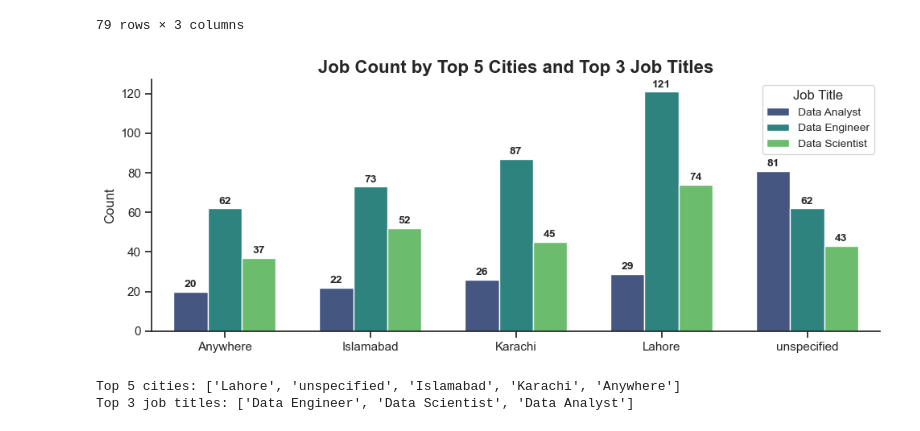
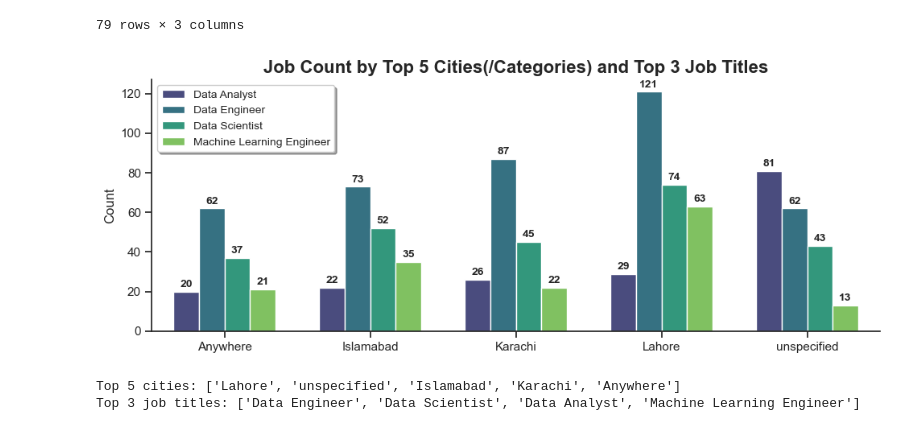
Before and after one commit to johnramal/data_jobs_pak, a Jupyter notebook: 7_detailed_analysis_pak.ipynb, the cells around one changed output. Drawn from its saved outputs; the diff is of its cells as text; code cells hidden in the pictures.

```diff
--- a/7_detailed_analysis_pak.ipynb
+++ b/7_detailed_analysis_pak.ipynb
@@ -153,7 +144,7 @@ sns.barplot(data=df_plot, x='count', y=df_plot.index, hue='count', palette=palet
 
 # Customize the plot
 ax.set_title('Number of Jobs per Job Title', fontsize=16, fontweight='bold')
-ax.set_xlabel('')
+ax.set_xlabel('Count')
 ax.set_ylabel('', fontsize=14)
 ax.tick_params(axis='x', labelsize=12)
 ax.tick_params(axis='y', labelsize=12)
@@ -205,7 +196,7 @@ sns.barplot(data=df_plot, x='count', y=df_plot.index, palette=palette, ax=ax,wid
 
 # Customize the plot
 ax.set_title('Number of Jobs per Company (Top 10)', fontsize=16, fontweight='bold')
-ax.set_xlabel('')
+ax.set_xlabel('Count')
 ax.set_ylabel('')  # Remove y-axis label as it's redundant
 ax.tick_params(axis='x', labelsize=12)
 ax.tick_params(axis='y', labelsize=12)
@@ -271,38 +262,38 @@ pd.DataFrame(df_counts)
 top_5_cities = df_counts.groupby('city')['count'].sum().nlargest(5).index.tolist()
 
 # Get top 3 job titles by total count
-top_3_jobs = df_counts.groupby('job_title_short')['count'].sum().nlargest(3).index.tolist()
+top_3_jobs = df_counts.groupby('job_title_short')['count'].sum().nlargest(4).index.tolist()
 
 # Filter the dataframe to include only top 5 cities and top 3 job titles
 df_filtered = df_counts[df_counts['city'].isin(top_5_cities) & df_counts['job_title_short'].isin(top_3_jobs)]
 
 # Set a color palette
 color_palette = sns.color_palette("viridis", n_colors=len(top_3_jobs))
 
 # Grouped Bar Chart
 plt.figure(figsize=(10, 4))
 ax = sns.barplot(x='city', y='count', hue='job_title_short', data=df_filtered, palette=color_palette, width=0.7)
 
 # Add count at the top of each bar with bigger and bold font
 for container in ax.containers:
     ax.bar_label(container, label_type='edge', fontsize=10, fontweight='bold', padding=2)
 
-ax.set_title('Job Count by Top 5 Cities and Top 3 Job Titles', fontsize=16, fontweight='bold')
+ax.set_title('Job Count by Top 5 Cities(/Categories) and Top 3 Job Titles', fontsize=16, fontweight='bold')
 ax.set_xlabel('')
 ax.set_ylabel('Count', fontsize=12)
 ax.legend(title='Job Title', title_fontsize='12', fontsize='10')
 
 # Remove top spine
 sns.despine()
-
+plt.legend(loc="upper left",shadow=True,fontsize="smaller")
 # Adjust layout and display
 plt.tight_layout()
 plt.show()
 
 # Print the selected top cities and job titles
 print("Top 5 cities:", top_5_cities)
 print("Top 3 job titles:", top_3_jobs)
 # %% [output]
-[figure, old version]
+[figure, new version]
 Top 5 cities: ['Lahore', 'unspecified', 'Islamabad', 'Karachi', 'Anywhere']
-Top 3 job titles: ['Data Engineer', 'Data Scientist', 'Data Analyst']
+Top 3 job titles: ['Data Engineer', 'Data Scientist', 'Data Analyst', 'Machine Learning Engineer']
```
Also changed, not shown: parts of 3 cells of this notebook, 5 other files.
